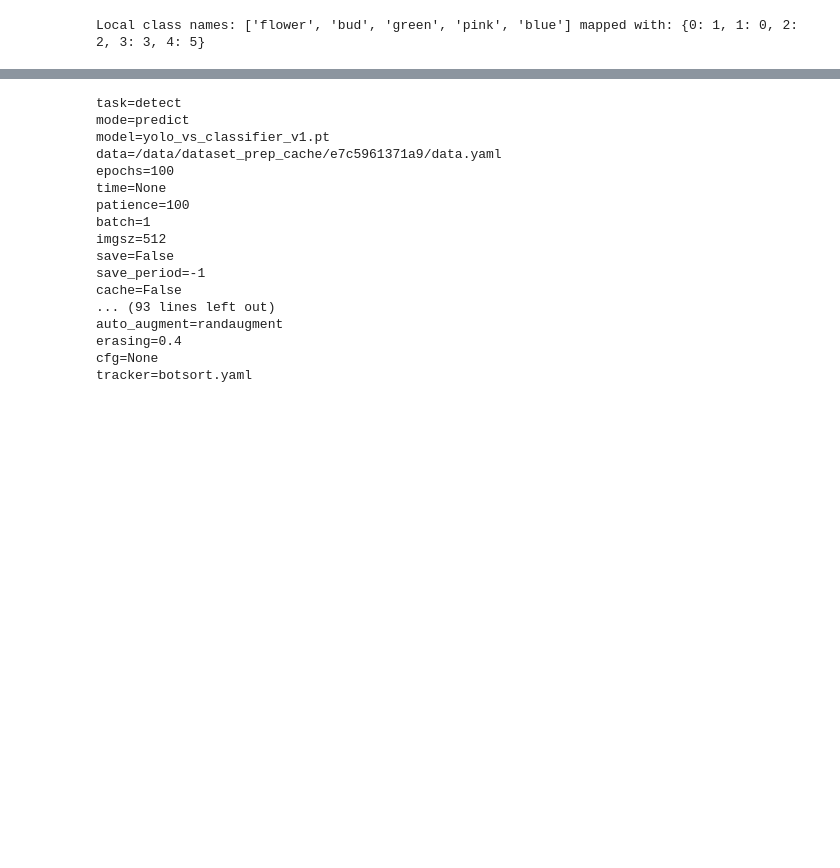
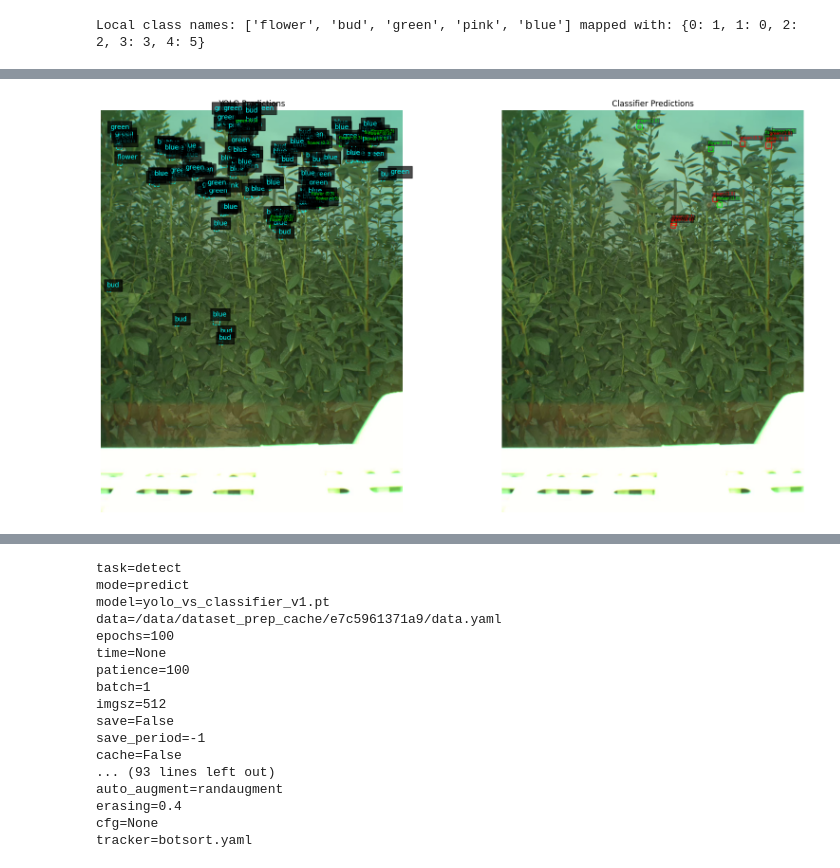
Before and after one commit to kpetrakis-eden/ml-sandbox, a Jupyter notebook: notebooks/comparison.ipynb, the cells around one changed output, grey strips where cells are left out. Saved outputs shown, nothing was run; the diff lists cells and outputs as text; code cells hidden in the pictures; blank space fills up the shorter version.

```diff
--- a/notebooks/comparison.ipynb
+++ b/notebooks/comparison.ipynb
@@ -493,0 +519,82 @@ acc 69.25% | balanced_acc: 50.30% | f1_macro: 29.59% | f1_weighted: 71.37% | pre
+# %%
+true labels = [0 1 2 3 5], classifier = [0 1 2 3 4 5], yolo = [0 1 2]
+NMS_IOU = 0.7, MATCH_IOU = 0.5, confidence = 0.25
+CLASSIFIER:
+acc 66.42% | balanced_acc: 67.79% | f1_macro: 40.13% | f1_weighted: 68.80% | precision_macro: 47.45% | precision_weighted: 80.44% | recall_macro: 56.49% | recall_weighted: 66.42%
+YOLO:
+acc 62.62% | balanced_acc: 50.86% | f1_macro: 28.36% | f1_weighted: 63.15% | precision_macro: 25.27% | precision_weighted: 68.52% | recall_macro: 50.86% | recall_weighted: 62.62%
+# %%
+from PIL import ImageDraw
+
+for label_file in islice(LABELS_DIR.iterdir(), 150, 152):
+# for label_file in tqdm(LABELS_DIR.iterdir()):
+  img_file = IMAGES_DIR / label_file.with_suffix('.png').name
+  # print(img_file)
+  img_rgb = Image.open(img_file).convert("RGB")
+  img_h, img_w = img_rgb.height, img_rgb.width
+  assert img_h == 2048 and img_w == 1536, "image dimensions different than expected"
+
+  gt_boxes = load_gt(label_file, img_h, img_w) # a list of (label, [x1,y1,x2,y2])
+  results = detector.predict(source=img_file, conf=CONF_THRESHOLD, iou=NMS_IOU, device=DEVICE, verbose=False)
+  result = results[0]
+  pred_boxes = result.boxes.xyxy.cpu().numpy() # (num_dets, 4)
+  pred_cls = result.boxes.cls.cpu().numpy() # (num_dets,)
+  pred_conf = result.boxes.conf.cpu().numpy() # (num_dets,)
+
+  # Create side-by-side figure
+  fig, ax = plt.subplots(1, 2, figsize=(18, 9))
+  # Show same image on both sides
+  ax[0].imshow(img_rgb)
+  ax[1].imshow(img_rgb)
+  ax[0].set_title("YOLO Predictions")
+  ax[1].set_title("Classifier Predictions")
+  ax[0].axis("off")
+  ax[1].axis("off")
+
+  for gt_label, gt_box in gt_boxes:
+    x1,y1,x2,y2 = gt_box
+    rect_gt = patches.Rectangle((x1, y1), x2-x1, y2-y1, linewidth=1, edgecolor="cyan", linestyle="--", facecolor="none")
+    ax[0].add_patch(rect_gt)
+    ax[0].text( x1, y1 - 5, f"{CLASS_NAMES[gt_label]}", color="cyan", fontsize=10, bbox=dict(facecolor="black", alpha=0.7))
+
+  for box, yolo_cls, yolo_conf in zip(pred_boxes, pred_cls, pred_conf):
+    x1, y1, x2, y2 = box
+
+    crop = img_rgb.crop(box)
+    crop_transformed = inference_transform(crop).unsqueeze(0).to(DEVICE)
+    with torch.no_grad():
+      logits = classifier(crop_transformed).cpu()
+      classifier_probs = nn.Softmax(dim=1)(logits).cpu() # (1, n_classes)
+    classifier_pred = logits.argmax(dim=1).item()
+    classifier_conf = classifier_probs[:, classifier_pred].item()
+
+    # =========================
+    # LEFT IMAGE (YOLO)
+    # =========================
+    rect_yolo = patches.Rectangle((x1, y1), x2-x1, y2-y1, linewidth=1, edgecolor='lime', facecolor='none')
+    ax[0].add_patch(rect_yolo)
+    text = (
+      f"{CLASS_NAMES[yolo_cls.astype(np.int64)]} ({yolo_conf:.1f})"
+      # f"GT:{gt_cls} | "
+      # f"{CLASS_NAMES[yolo_cls]} ({yolo_conf:.1f}) | "
+      # f"C:{classifier_pred} ({classifier_conf:.1f})"
+    )
+    ax[0].text(x1, y1-5, text, color="lime", fontsize=6, verticalalignment='bottom', bbox=dict(facecolor='black', alpha=0.5, pad=1, edgecolor="none"))
+    # =========================
+    # RIGHT IMAGE (Classifier)
+    # =========================
+    color = "lime" if classifier_pred == yolo_cls else "red"
+    rect_cls = patches.Rectangle((x1, y1), x2-x1, y2-y1, linewidth=1, edgecolor=color, facecolor='none')
+    ax[1].add_patch(rect_cls)
+    text = (
+      f"{CLASS_NAMES[classifier_pred]} ({classifier_conf:.1f})"
+      # f"GT:{gt_cls} | "
+      # f"Y:{yolo_cls} ({info['yolo_conf']:.1f}) | "
+      # f"{CLASS_NAMES[classifier_pred]} ({classifier_conf:.1f})"
+    )
+    ax[1].text(x1, y1-5, text, color=color, fontsize=6, verticalalignment='bottom', bbox=dict(facecolor='black', alpha=0.5, pad=1, edgecolor="none"))
+
+  plt.tight_layout()
+  plt.show()
+# %% [output]
+[figure, added]
```
Also changed, not shown: parts of 17 cells of this notebook.
